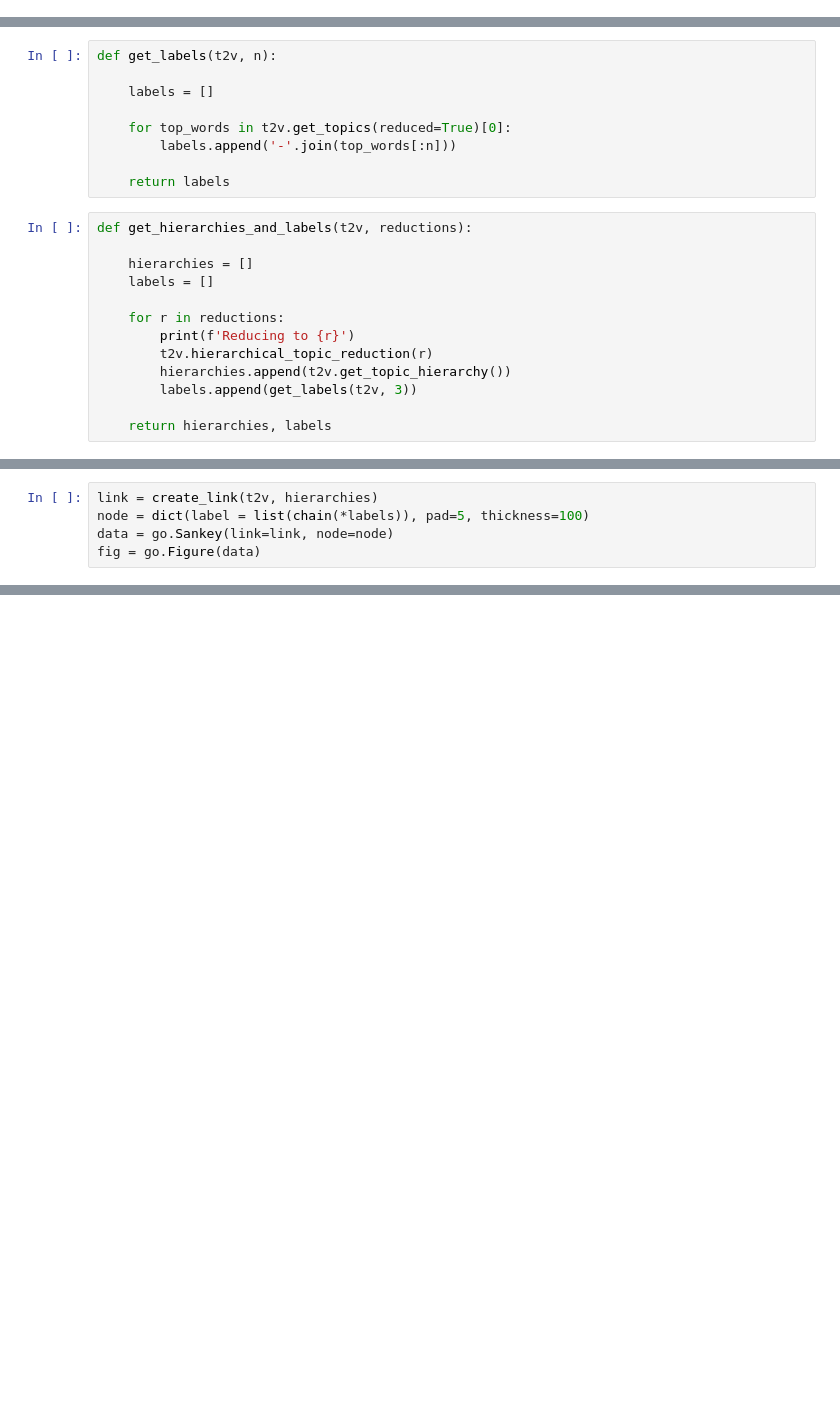
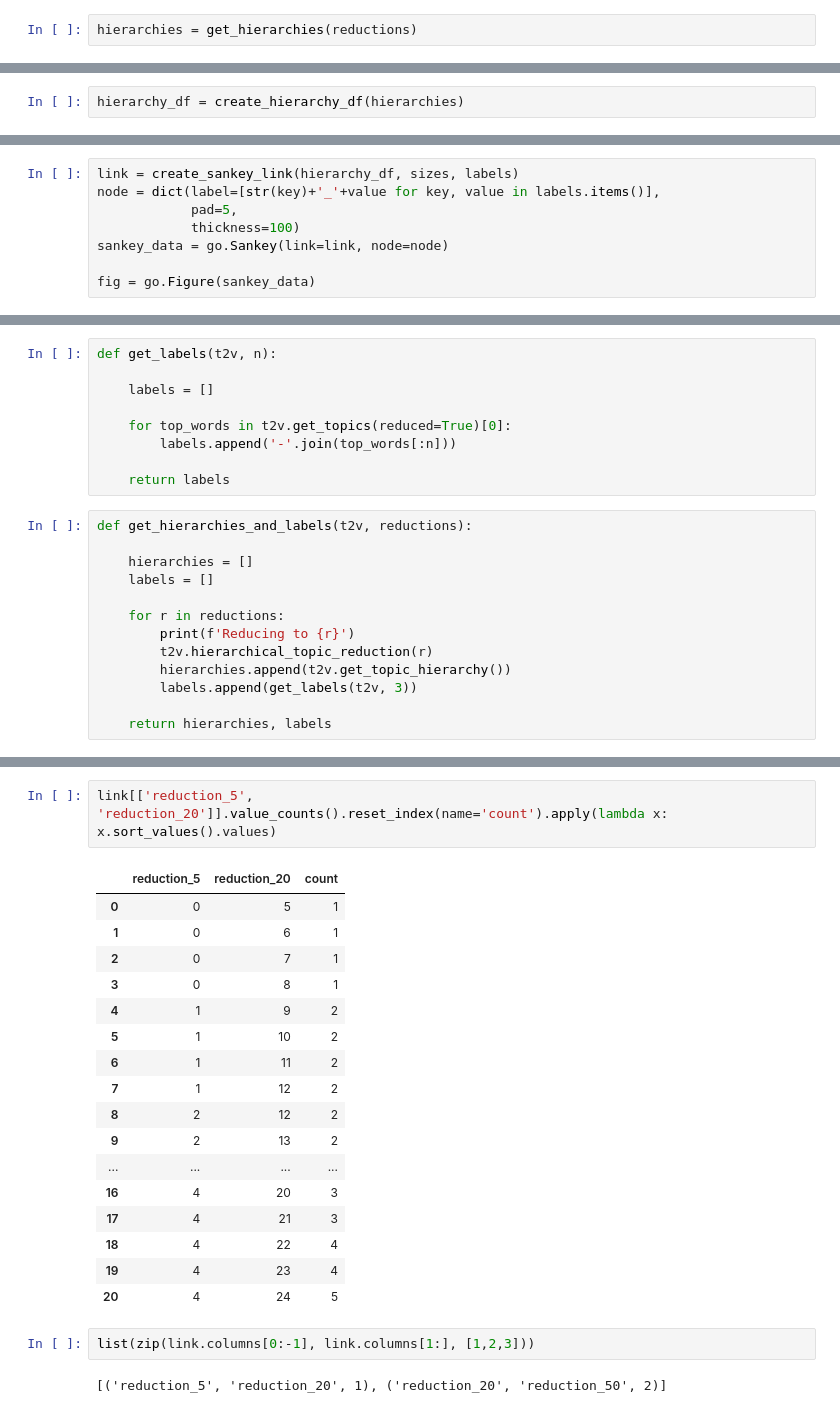
Before and after one commit to krkryger/rigasche-zeitung, a Jupyter notebook: notebooks/topics_sankey.ipynb, the cells around one changed output, grey strips where cells are left out. Cells and saved outputs as stored; diff of their text form; blank space fills up the shorter version.

Commit message:
More on sankey generation, sizes still not working

```diff
--- a/notebooks/topics_sankey.ipynb
+++ b/notebooks/topics_sankey.ipynb
@@ -6,0 +49,2 @@ import json
+# %%
+hierarchies = get_hierarchies(reductions)
@@ -6,0 +81,2 @@ import json
+# %%
+hierarchy_df = create_hierarchy_df(hierarchies)
@@ -6,0 +117,8 @@ import json
+# %%
+link = create_sankey_link(hierarchy_df, sizes, labels)
+node = dict(label=[str(key)+'_'+value for key, value in labels.items()],
+            pad=5,
+            thickness=100)
+sankey_data = go.Sankey(link=link, node=node)
+
+fig = go.Figure(sankey_data)
@@ -92,5 +252,0 @@ def create_link(t2v, hierarchies, labels=None, colors=None):
-# %%
-link = create_link(t2v, hierarchies)
-node = dict(label = list(chain(*labels)), pad=5, thickness=100)
-data = go.Sankey(link=link, node=node)
-fig = go.Figure(data)
@@ -328,0 +374,24 @@ for top in topics_20[0]:
+# %%
+link[['reduction_5', 'reduction_20']].value_counts().reset_index(name='count').apply(lambda x: x.sort_values().values)
+# %% [output]
+|  | reduction_5 | reduction_20 | count |
+| 0 | 0 | 5 | 1 |
+| 1 | 0 | 6 | 1 |
+| 2 | 0 | 7 | 1 |
+| 3 | 0 | 8 | 1 |
+| 4 | 1 | 9 | 2 |
+| 5 | 1 | 10 | 2 |
+| 6 | 1 | 11 | 2 |
+| 7 | 1 | 12 | 2 |
+| 8 | 2 | 12 | 2 |
+| 9 | 2 | 13 | 2 |
+| ... | ... | ... | ... |
+| 16 | 4 | 20 | 3 |
+| 17 | 4 | 21 | 3 |
+| 18 | 4 | 22 | 4 |
+| 19 | 4 | 23 | 4 |
+| 20 | 4 | 24 | 5 |
+# %%
+list(zip(link.columns[0:-1], link.columns[1:], [1,2,3]))
+# %% [output]
+[('reduction_5', 'reduction_20', 1), ('reduction_20', 'reduction_50', 2)]
```
Also changed, not shown: parts of 58 cells of this notebook.
